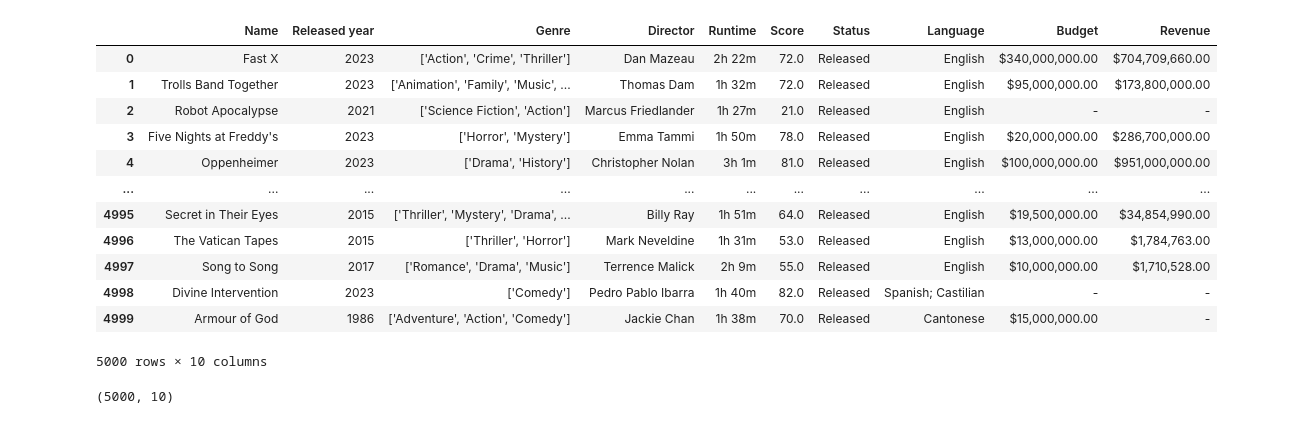
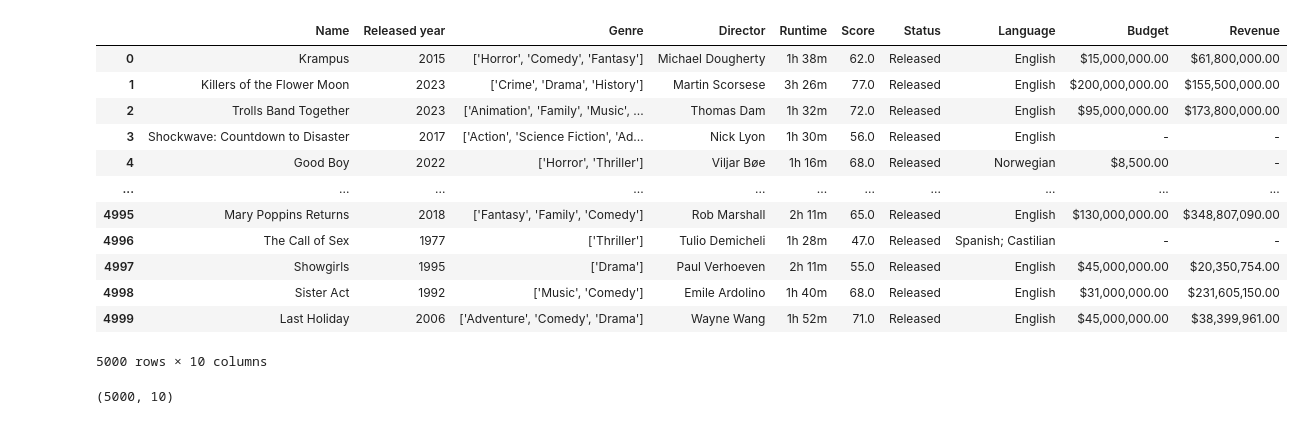
Before and after one commit to gaizzzzz/IntroToDS_FinalProject, a Jupyter notebook: _Old_version/Preprocessed.ipynb, the cells around one changed output. Drawn from its saved outputs; the diff is of its cells as text; code cells hidden in the pictures.

```diff
--- a/_Old_version/Preprocessed.ipynb
+++ b/_Old_version/Preprocessed.ipynb
@@ -2,21 +2,21 @@
 import numpy as np
 import pandas as pd
 # %%
-movie_df=pd.read_csv('movie.csv')
+movie_df=pd.read_csv('../data/movies.csv')
 movie_df
 # %% [output]
 |  | Name | Released year | Genre | Director | Runtime | Score | Status | Language | Budget | Revenue |
-| 0 | Fast X | 2023 | ['Action', 'Crime', 'Thriller'] | Dan Mazeau | 2h 22m | 72.0 | Released | English | $340,000,000.00 | $704,709,660.00 |
-| 1 | Trolls Band Together | 2023 | ['Animation', 'Family', 'Music', ... | Thomas Dam | 1h 32m | 72.0 | Released | English | $95,000,000.00 | $173,800,000.00 |
-| 2 | Robot Apocalypse | 2021 | ['Science Fiction', 'Action'] | Marcus Friedlander | 1h 27m | 21.0 | Released | English | - | - |
-| 3 | Five Nights at Freddy's | 2023 | ['Horror', 'Mystery'] | Emma Tammi | 1h 50m | 78.0 | Released | English | $20,000,000.00 | $286,700,000.00 |
-| 4 | Oppenheimer | 2023 | ['Drama', 'History'] | Christopher Nolan | 3h 1m | 81.0 | Released | English | $100,000,000.00 | $951,000,000.00 |
+| 0 | Krampus | 2015 | ['Horror', 'Comedy', 'Fantasy'] | Michael Dougherty | 1h 38m | 62.0 | Released | English | $15,000,000.00 | $61,800,000.00 |
+| 1 | Killers of the Flower Moon | 2023 | ['Crime', 'Drama', 'History'] | Martin Scorsese | 3h 26m | 77.0 | Released | English | $200,000,000.00 | $155,500,000.00 |
+| 2 | Trolls Band Together | 2023 | ['Animation', 'Family', 'Music', ... | Thomas Dam | 1h 32m | 72.0 | Released | English | $95,000,000.00 | $173,800,000.00 |
+| 3 | Shockwave: Countdown to Disaster | 2017 | ['Action', 'Science Fiction', 'Ad... | Nick Lyon | 1h 30m | 56.0 | Released | English | - | - |
+| 4 | Good Boy | 2022 | ['Horror', 'Thriller'] | Viljar Bøe | 1h 16m | 68.0 | Released | Norwegian | $8,500.00 | - |
 | ... | ... | ... | ... | ... | ... | ... | ... | ... | ... | ... |
-| 4995 | Secret in Their Eyes | 2015 | ['Thriller', 'Mystery', 'Drama', ... | Billy Ray | 1h 51m | 64.0 | Released | English | $19,500,000.00 | $34,854,990.00 |
-| 4996 | The Vatican Tapes | 2015 | ['Thriller', 'Horror'] | Mark Neveldine | 1h 31m | 53.0 | Released | English | $13,000,000.00 | $1,784,763.00 |
-| 4997 | Song to Song | 2017 | ['Romance', 'Drama', 'Music'] | Terrence Malick | 2h 9m | 55.0 | Released | English | $10,000,000.00 | $1,710,528.00 |
-| 4998 | Divine Intervention | 2023 | ['Comedy'] | Pedro Pablo Ibarra | 1h 40m | 82.0 | Released | Spanish; Castilian | - | - |
-| 4999 | Armour of God | 1986 | ['Adventure', 'Action', 'Comedy'] | Jackie Chan | 1h 38m | 70.0 | Released | Cantonese | $15,000,000.00 | - |
+| 4995 | Mary Poppins Returns | 2018 | ['Fantasy', 'Family', 'Comedy'] | Rob Marshall | 2h 11m | 65.0 | Released | English | $130,000,000.00 | $348,807,090.00 |
+| 4996 | The Call of Sex | 1977 | ['Thriller'] | Tulio Demicheli | 1h 28m | 47.0 | Released | Spanish; Castilian | - | - |
+| 4997 | Showgirls | 1995 | ['Drama'] | Paul Verhoeven | 2h 11m | 55.0 | Released | English | $45,000,000.00 | $20,350,754.00 |
+| 4998 | Sister Act | 1992 | ['Music', 'Comedy'] | Emile Ardolino | 1h 40m | 68.0 | Released | English | $31,000,000.00 | $231,605,150.00 |
+| 4999 | Last Holiday | 2006 | ['Adventure', 'Comedy', 'Drama'] | Wayne Wang | 1h 52m | 71.0 | Released | English | $45,000,000.00 | $38,399,961.00 |
 5000 rows × 10 columns
 # %%
 n_rows=movie_df.shape[0]
```
Also changed, not shown: parts of 9 cells of this notebook, 24 other files.
